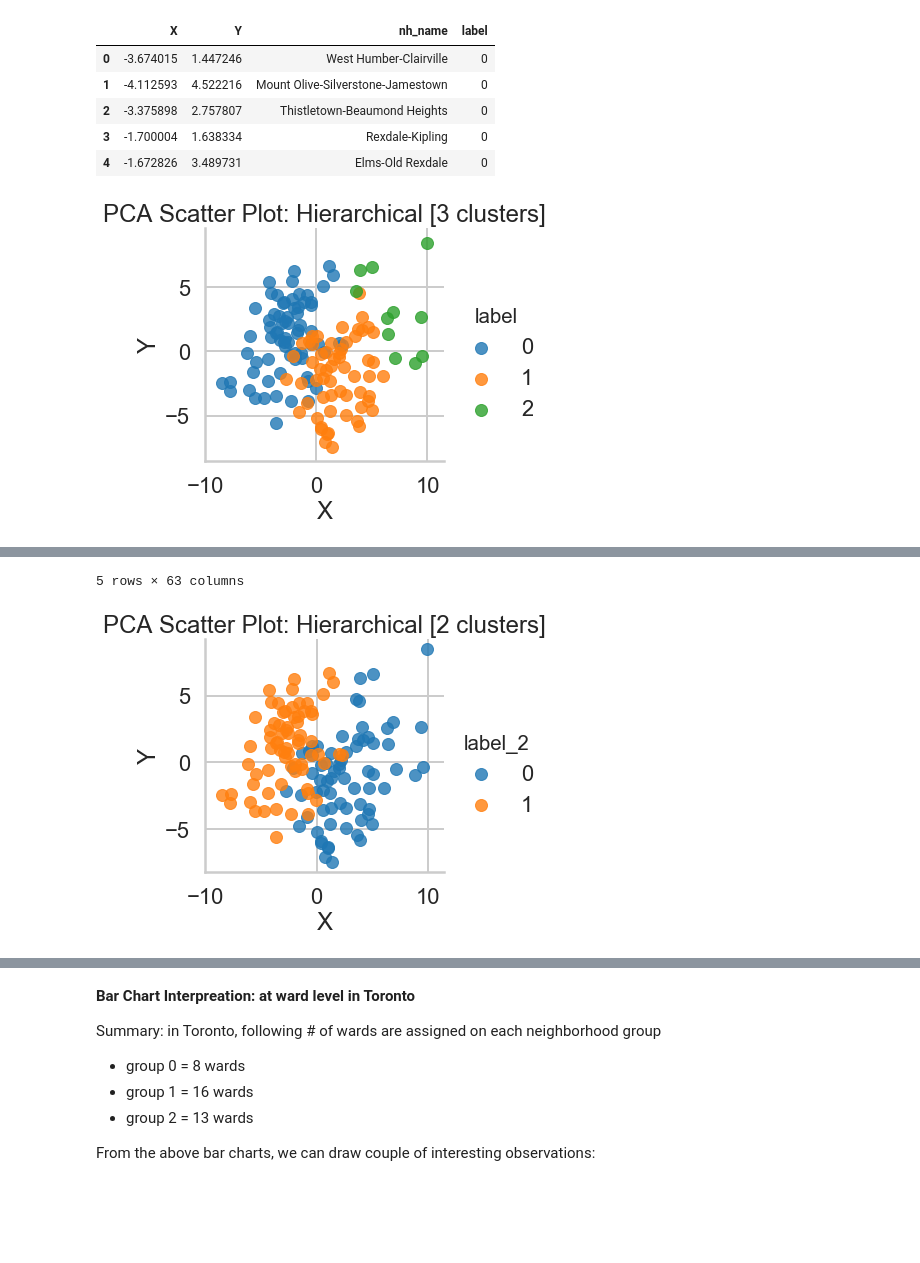
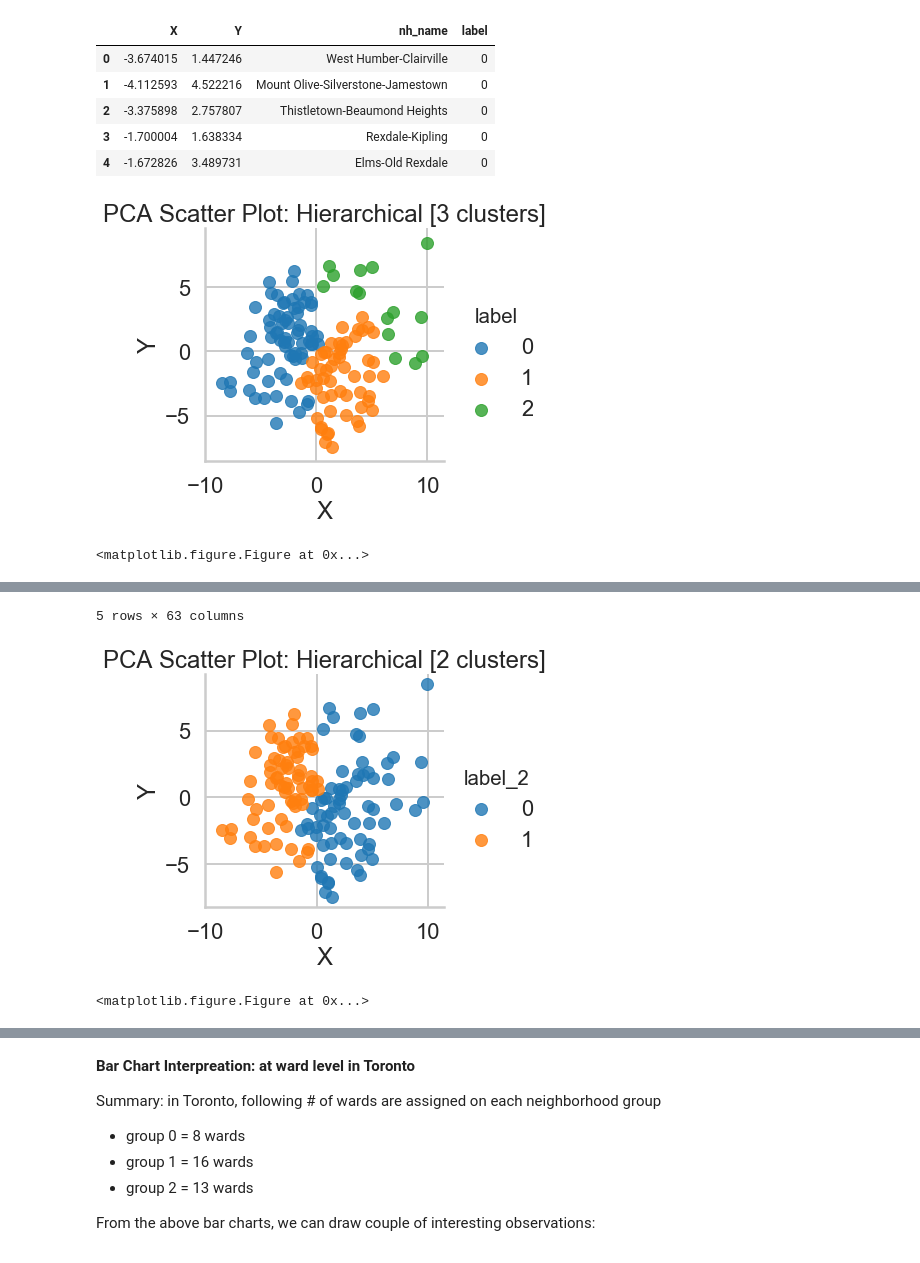
Before and after one commit to yoots88/portfolio, a Jupyter notebook: p5_community_health_profile/p5_community_health_profile.ipynb, the cells around one changed output, grey strips where cells are left out. Cells and saved outputs as stored; diff of their text form; code cells hidden in the pictures; blank space fills up the shorter version.

```diff
--- a/p5_community_health_profile/p5_community_health_profile.ipynb
+++ b/p5_community_health_profile/p5_community_health_profile.ipynb
@@ -462,4 +553,5 @@ df_merged.head()
 def plot_pca_scatter(x,y,label,df,header):
     sns.lmplot(x=x, y=y, hue=label, data=df, fit_reg=False)
     plt.title('PCA Scatter Plot: '+header)
+    plt.figure(figsize=(15,15))
 # %%
@@ -492,14 +586,14 @@ df_review.head()
 # %% [markdown]
 ## Visualize Clusters using PCA: Hierarchical ##
 # %%
-# Apply Hierarchical clustering
-hc = AgglomerativeClustering(n_clusters = 3, affinity = 'euclidean', linkage = 'ward')
-hc_labels = hc.fit_predict(X_cols_std)
+# Apply Hierarchical clustering: PCA
+hc_pca = AgglomerativeClustering(n_clusters = 3, affinity = 'euclidean', linkage = 'ward')
+hc_pca_labels = hc.fit_predict(X_cols_pca)
 
 # Create a merged DataFrame: neighborhood name and label - Hierarchical Clustering
 df_merged_hc = df_pca.merge(df['nh_name'].reset_index(), left_index=True, right_index=True).drop('index', axis=1)
 # Bind predicted cluster label column:
-df_merged_hc['label'] = hc_labels
+df_merged_hc['label'] = hc_pca_labels
 # Print the dataframe:
 df_merged_hc.head()
 # %% [output]
@@ -513,29 +607,31 @@ df_merged_hc.head()
 # Visualize the PCA cluster: scatter plot - Hierarchical 3 clusters
 plot_pca_scatter('X','Y','label',df_merged_hc,'Hierarchical [3 clusters]')
 # %% [output]
-[figure, old version]
+[figure, new version]
+<matplotlib.figure.Figure at 0x...>
 # %%
 # Re-fit the Hierarchical cluster using 2 clusters:
-df_merged_hc['label_2'] = AgglomerativeClustering(n_clusters = 2, affinity = 'euclidean', linkage = 'ward').fit_predict(X_cols_std)
+df_merged_hc['label_2'] = AgglomerativeClustering(n_clusters = 2, affinity = 'euclidean', linkage = 'ward').fit_predict(X_cols_pca)
 # Visualize the PCA cluster: scatter plot - Hierarchical 2 clusters
 plot_pca_scatter('X','Y','label_2',df_merged_hc,'Hierarchical [2 clusters]')
 
 # Assume 2 clusters: label = label_2
 df_merged_hc['label'] = df_merged_hc['label_2']
 df_merged_hc = df_merged_hc.drop(['label_2'], axis=1)
 
 # Reviewed the clustered data points by merge with other community health profile features:
 df_review_hc = df_merged_hc.merge(df, on='nh_name')
 df_review_hc.head()
 # %% [output]
 |  | X | Y | nh_name | label | nh_id | ward_id | ward_name | demo_pct_males | demo_pct_females | ... |
 | 0 | -3.674015 | 1.447246 | West Humber-Clairville | 1 | 1 | 2 | Etobicoke North | 0.505515 | 0.494485 | ... |
 | 1 | -4.112593 | 4.522216 | Mount Olive-Silverstone-Jamestown | 1 | 2 | 1 | Etobicoke North | 0.490776 | 0.509224 | ... |
 | 2 | -3.375898 | 2.757807 | Thistletown-Beaumond Heights | 1 | 3 | 1 | Etobicoke North | 0.495343 | 0.504657 | ... |
 | 3 | -1.700004 | 1.638334 | Rexdale-Kipling | 1 | 4 | 2 | Etobicoke North | 0.489285 | 0.510715 | ... |
 | 4 | -1.672826 | 3.489731 | Elms-Old Rexdale | 1 | 5 | 2 | Etobicoke North | 0.492390 | 0.507610 | ... |
 5 rows × 63 columns
-[figure, old version]
+[figure, new version]
+<matplotlib.figure.Figure at 0x...>
 # %%
 # Write a function to plot: bar charts
 def plot_bar_chart(x,y,df,var,label):
```
Also changed, not shown: parts of 34 cells of this notebook.
